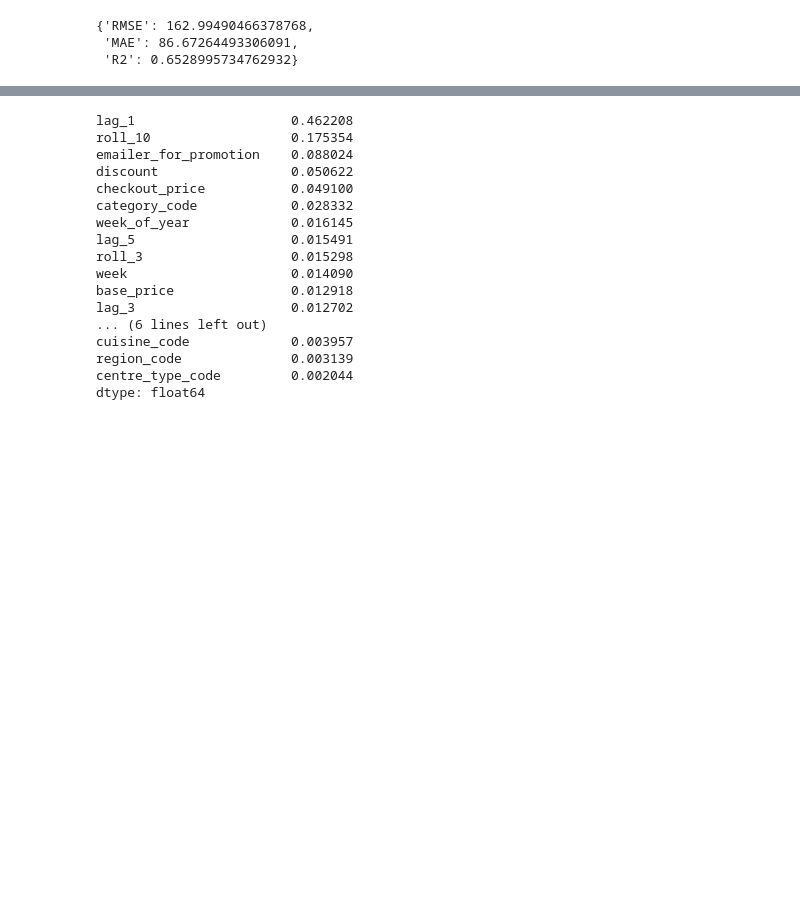
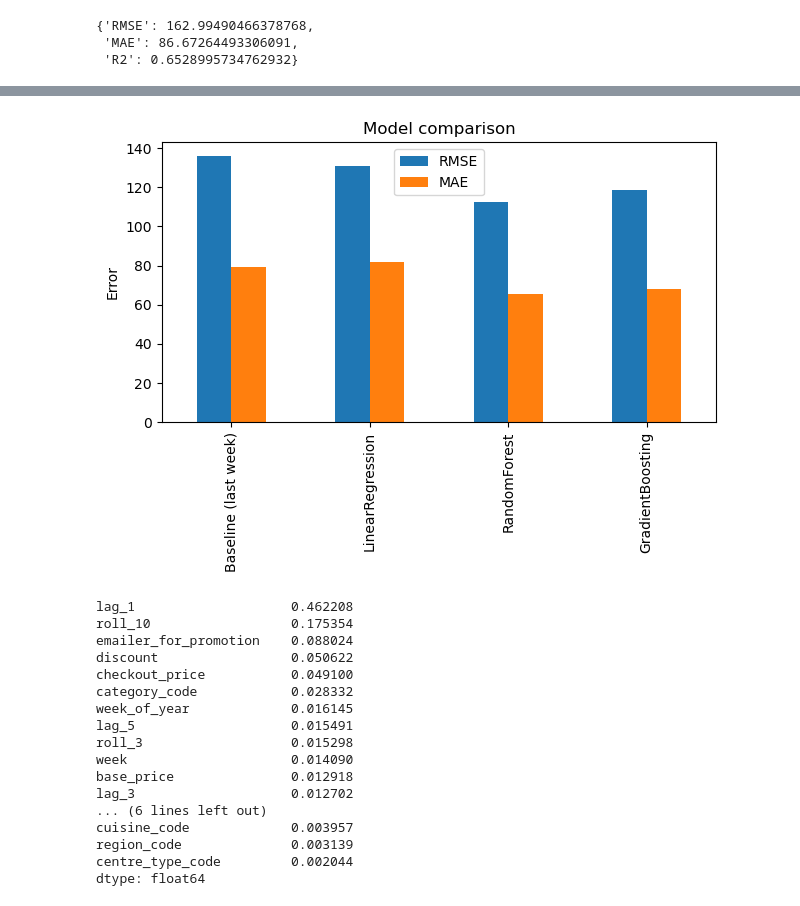
Before and after one commit to davehaughton/prepcast-project, a Jupyter notebook: dataset-discovery.ipynb, the cells around one changed output, grey strips where cells are left out. Drawn from its saved outputs; the diff is of its cells as text; code cells hidden in the pictures; blank space fills up the shorter version.

```diff
--- a/dataset-discovery.ipynb
+++ b/dataset-discovery.ipynb
@@ -533,10 +539,14 @@ pd.DataFrame(results).T
 # %%
 import matplotlib.pyplot as plt
-results[["RMSE", "MAE"]].plot(kind="bar")
+results_df = pd.DataFrame(results).T
+results_df[["RMSE", "MAE"]].plot(kind="bar")
+
 plt.title("Model comparison")
 plt.ylabel("Error")
 plt.tight_layout()
 plt.show()
+# %% [output]
+[figure, added]
 # %%
 rf = models['RandomForest']
 importances = pd.Series(rf.feature_importances_, index=feature_cols).sort_values(ascending=False)
```
Also changed, not shown: parts of 1 cell of this notebook.
